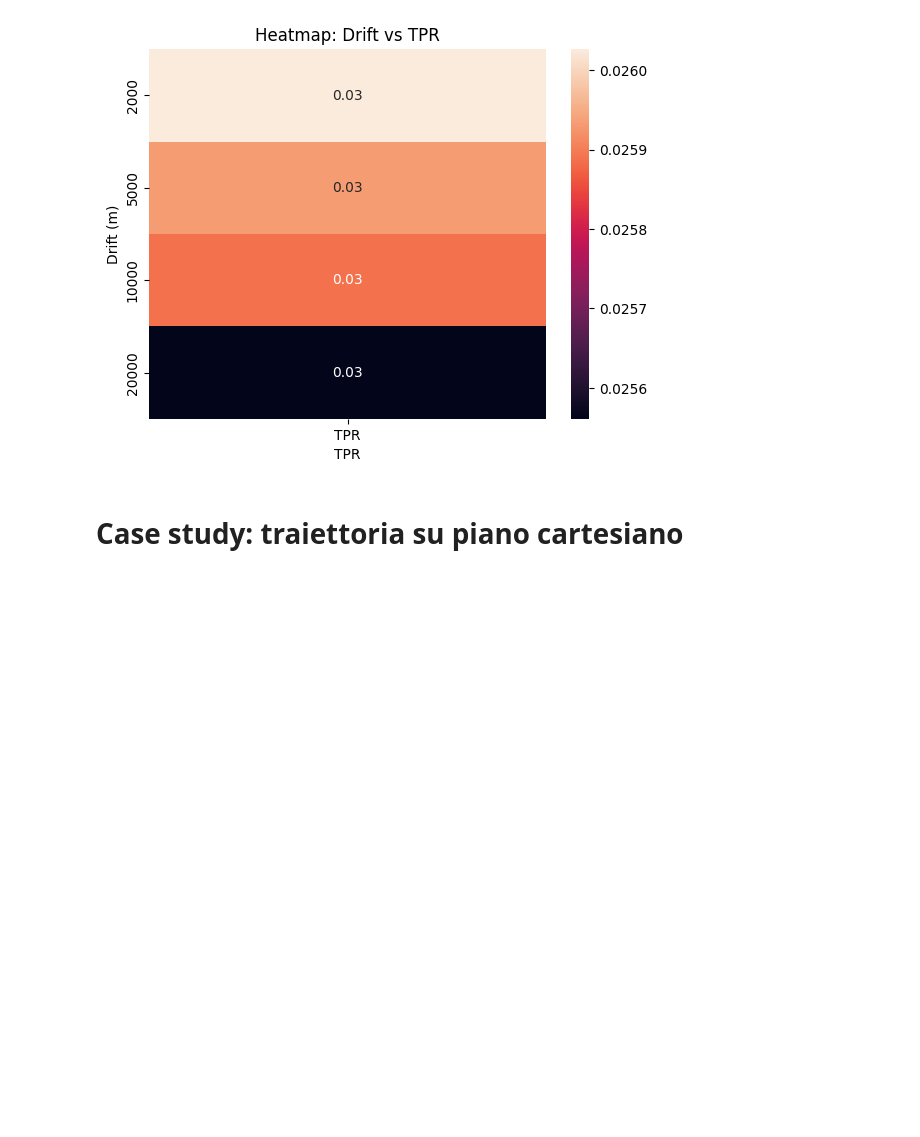
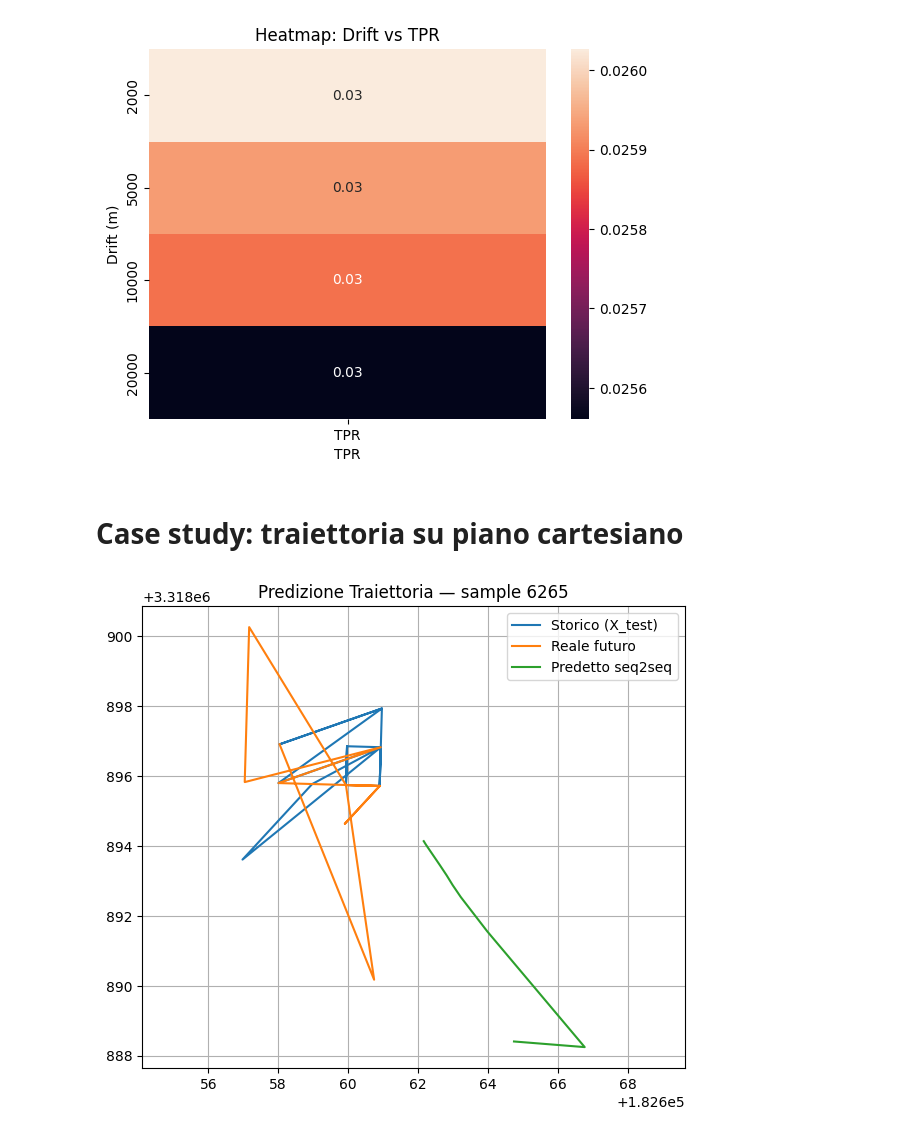
Before and after one commit to matteraggi/maritimeAIS, a Jupyter notebook: TrainingAIS.ipynb, the cells around one changed output. Saved outputs shown, nothing was run; the diff lists cells and outputs as text; code cells hidden in the pictures; blank space fills up the shorter version.

```diff
--- a/TrainingAIS.ipynb
+++ b/TrainingAIS.ipynb
@@ -639,6 +696,27 @@ plt.show()
 [figure]
 # %% [markdown]
 # **Case study: traiettoria su piano cartesiano**
+# %%
+def predict_future(model, X_test, i, std_dxy, future_len=FUTURE_LEN):
+    x = torch.tensor(X_test[i:i+1], dtype=torch.float32)
+
+    with torch.no_grad():
+        pred_rel_norm = model(x).cpu().numpy()[0]      # (future_len, 2)
+
+    # denormalizzo in metri
+    pred_rel = pred_rel_norm * std_dxy
+
+    # estraggo storico reale
+    mmsi, offset = owners_test[i]
+    g = df_test[df_test["MMSI"] == mmsi].sort_values("BaseDateTime")
+
+    xy_abs = denorm_xy(g[["X","Y"]].values)
+    last_xy_abs = xy_abs[offset + SEQUENCE_LEN - 1]
+
+    # futuro assoluto
+    pred_abs = last_xy_abs + pred_rel
+
+    return last_xy_abs, pred_abs
 # %%
 def get_hist_and_future_abs(df_split, owners_split, i, seq_len=SEQUENCE_LEN, future_len=FUTURE_LEN):
     mmsi, offset = owners_split[i]
@@ -661,20 +739,19 @@ def get_hist_and_future_abs(df_split, owners_split, i, seq_len=SEQUENCE_LEN, fut
 
     return hist_abs, future_abs, last_xy_abs
 # %%
-def plot_case_study(model, df_split, owners_split, X_test, i, seq_len=SEQUENCE_LEN, future_len=FUTURE_LEN):
-    out = get_hist_and_future_abs(df_split, owners_split, i, seq_len, future_len)
+def plot_case_study(model, df_split, owners_split, X_test, i, std_dxy,
+                    seq_len=SEQUENCE_LEN, future_len=FUTURE_LEN):
+
+    out = get_hist_and_future_abs(df_split, owners_split, i,
+                                  seq_len, future_len)
     if out is None:
-        print("Finestra troppo corta, scegli un altro indice.")
+        print("Finestra troppo corta.")
         return
 
     hist_abs, future_abs, last_xy_abs = out
 
-    x = torch.tensor(X_test[i:i+1], dtype=torch.float32)
-
-    with torch.no_grad():
-        pred_rel = model(x).cpu().numpy()[0]    # (future_len, 2)
-
-    pred_abs = last_xy_abs + pred_rel           # da relativo → assoluto
+    # predizione tramite funzione corretta
+    _, pred_abs = predict_future(model, X_test, i, std_dxy, future_len)
 
     plt.figure(figsize=(7,6))
     plt.plot(hist_abs[:,0],   hist_abs[:,1],   label="Storico (X_test)")
@@ -688,4 +765,6 @@ def plot_case_study(model, df_split, owners_split, X_test, i, seq_len=SEQUENCE_L
     plt.show()
 # %%
 i = np.random.randint(0, len(X_test))
-plot_case_study(model, df_test, owners_test, X_test, i)
+plot_case_study(model, df_test, owners_test, X_test, i, std_dxy)
+# %% [output]
+[figure, added]
```
Also changed, not shown: parts of 7 cells of this notebook.
